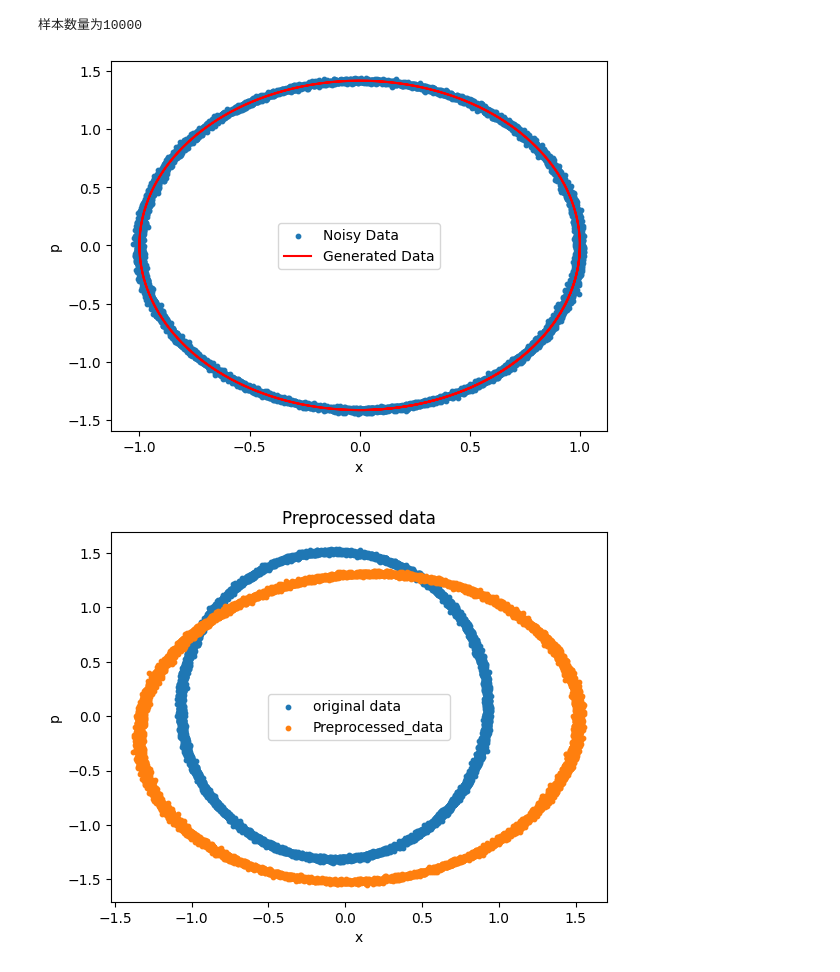
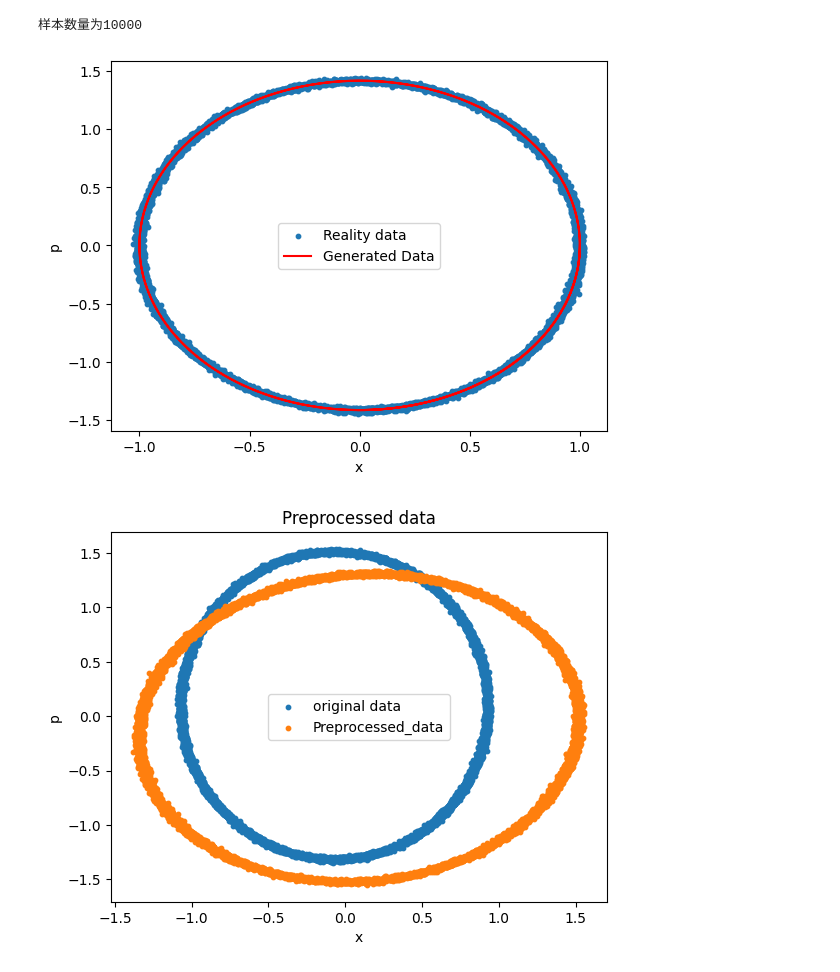
Before and after one commit to ErisLee-lmy/AI-Feynman-Reproduction, a Jupyter notebook: LocalMC_try.ipynb, the cells around one changed output. Cells and saved outputs as stored; diff of their text form; code cells hidden in the pictures.

```diff
--- a/LocalMC_try.ipynb
+++ b/LocalMC_try.ipynb
@@ -1,34 +1,34 @@
 # %%
 # 读取数据
 import numpy as np
 import pandas as pd
 import matplotlib.pyplot as plt
 
 data = pd.read_csv('harmonic_oscillator_trajectory.csv')
 x_generated = data['x'].to_numpy()
 y_generated = data['p'].to_numpy()
 N = x_generated.shape[0]
 
 # 数据添加噪声
 np.random.seed(42)
 
 noise1 = np.random.normal(0, 0.01, size=N)
 noise2 = np.random.normal(0, 0.01, size=N)
 x_m = x_generated + noise1
 y_m = y_generated + noise2
 
 print(f'样本数量为{N}')
 # 可视化数据
-plt.scatter(x_m, y_m, s=10, label="Noisy Data")
+plt.scatter(x_m, y_m, s=10, label="Reality data")
 plt.plot(x_generated, y_generated, color='r', label="Generated Data")
 plt.legend()
 
 plt.xlabel("x")
 plt.ylabel("p")
 plt.show()
 # %% [output]
 样本数量为10000
-[figure, old version]
+[figure, new version]
 # %%
 # 数据预处理
 
```
Also changed, not shown: parts of 5 cells of this notebook, 1 other file.
